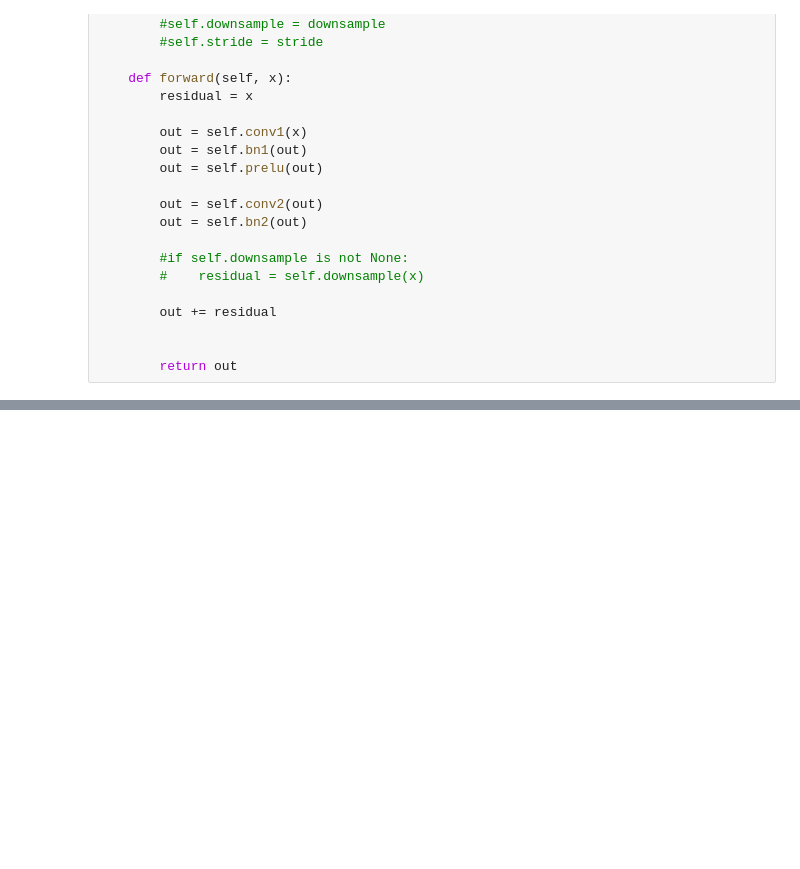
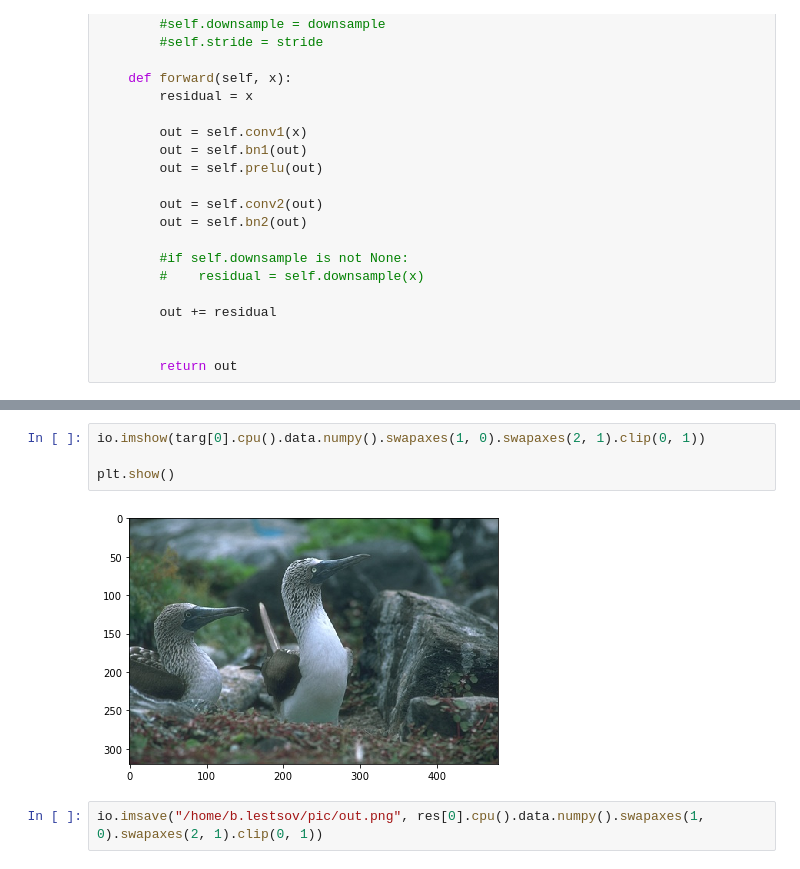
Before and after one commit to BorisLestsov/super-resolution, a Jupyter notebook: b.lestsov/generator.ipynb, the cells around one changed output, grey strips where cells are left out. Saved outputs shown, nothing was run; the diff lists cells and outputs as text; blank space fills up the shorter version.

```diff
--- a/b.lestsov/generator.ipynb
+++ b/b.lestsov/generator.ipynb
@@ -193,0 +338,8 @@ plt.show()
+# %%
+io.imshow(targ[0].cpu().data.numpy().swapaxes(1, 0).swapaxes(2, 1).clip(0, 1))
+
+plt.show()
+# %% [output]
+[figure, added]
+# %%
+io.imsave("/home/b.lestsov/pic/out.png", res[0].cpu().data.numpy().swapaxes(1, 0).swapaxes(2, 1).clip(0, 1))
```
Also changed, not shown: parts of 14 cells of this notebook, 1 other file.
